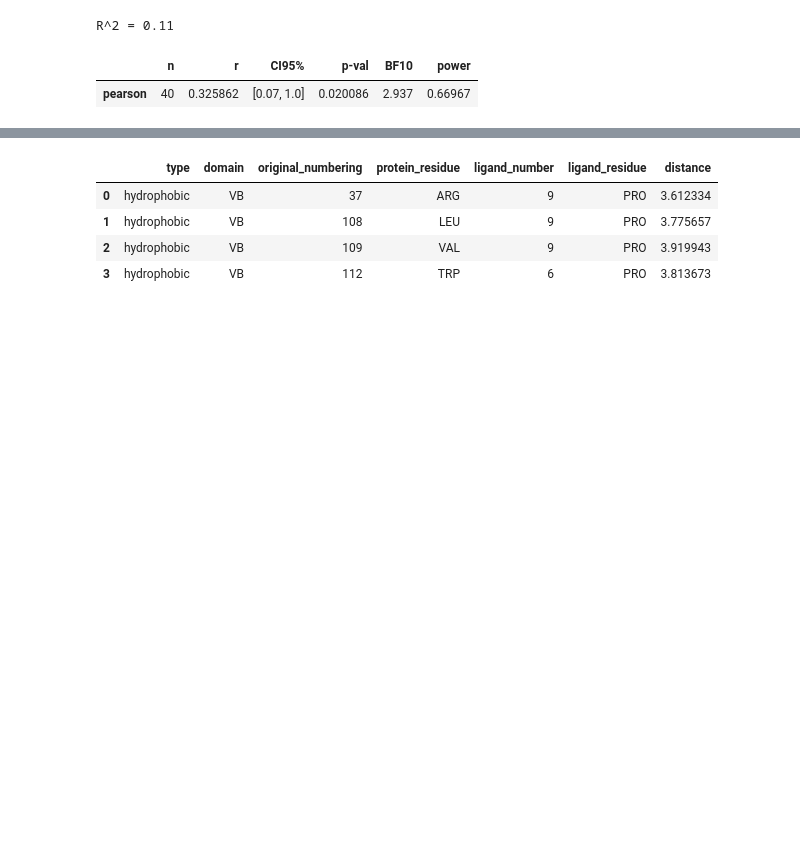
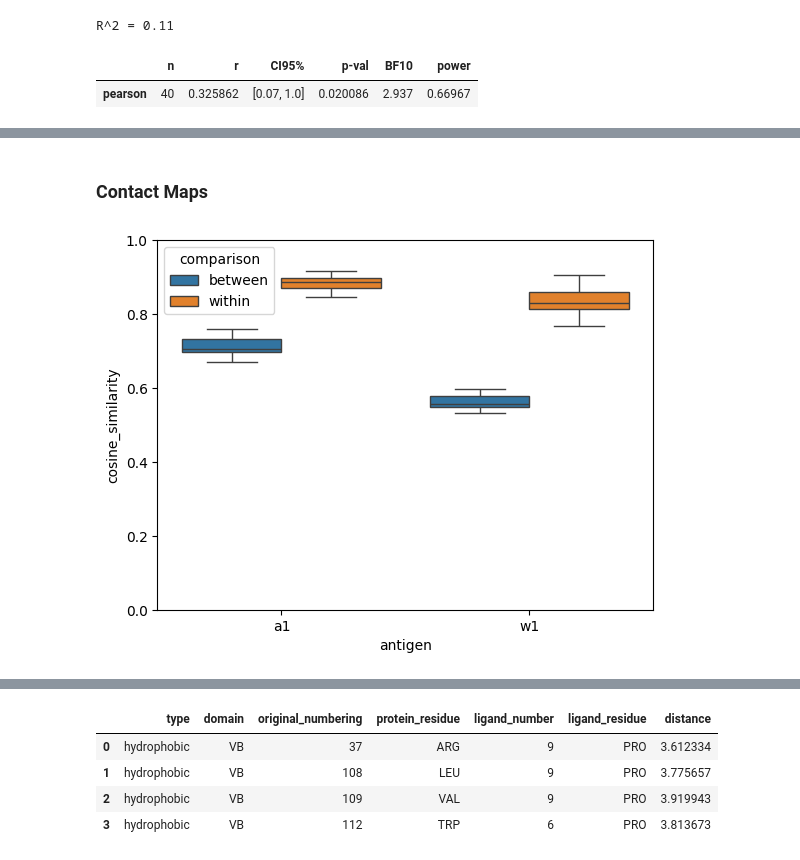
Before and after one commit to benjiemc/tcr-pmhc-predicted-structures, a Jupyter notebook: notebooks/coeliac_mutagenesis_analysis.ipynb, the cells around one changed output, grey strips where cells are left out. Saved outputs shown, nothing was run; the diff lists cells and outputs as text; code cells hidden in the pictures; blank space fills up the shorter version.

```diff
--- a/notebooks/coeliac_mutagenesis_analysis.ipynb
+++ b/notebooks/coeliac_mutagenesis_analysis.ipynb
@@ -487,0 +633,2 @@ R^2 = 0.11
+# %% [markdown]
+### Contact Maps
@@ -487,0 +659,40 @@ R^2 = 0.11
+# %%
+contact_names = sorted(true_contact_names | predicted_contact_names)
+# %%
+antigens = sorted(true_contact_maps_scores['antigen'].unique())
+similarities = {}
+for antigen in antigens:
+    predicted_contact_maps_scores_values = predicted_contact_maps_scores.loc[
+        predicted_contact_maps_scores['original'] & (predicted_contact_maps_scores['pmhc_calls'] == antigen),
+        contact_names,
+    ].to_numpy()
+    true_contact_maps_scores_values = true_contact_maps_scores.loc[
+        true_contact_maps_scores['antigen'] == antigen, contact_names
+    ].to_numpy()
+
+    between = cosine_similarity(predicted_contact_maps_scores_values, true_contact_maps_scores_values)
+    between = between.flatten()
+
+    within = cosine_similarity(predicted_contact_maps_scores_values, predicted_contact_maps_scores_values)
+    within = np.array([within[i, j] for i in range(len(within)) for j in range(i + 1, len(within))])
+
+    similarities[antigen] = {
+        'between': between.tolist(),
+        'within': within.tolist(),
+    }
+
+similarities = pd.DataFrame(similarities)
+similarities.index.name = 'comparison'
+similarities = (
+    similarities.explode(antigens)
+    .reset_index()
+    .melt(id_vars='comparison', value_vars=antigens, var_name='antigen', value_name='cosine_similarity')
+)
+similarities['cosine_similarity'] = similarities['cosine_similarity'].astype(float)
+# %%
+ax = sns.boxplot(similarities, x='antigen', y='cosine_similarity', hue='comparison')
+ax.set_ylim(0, 1)
+
+plt.show()
+# %% [output]
+[figure, added]
```
Also changed, not shown: parts of 19 cells of this notebook.
